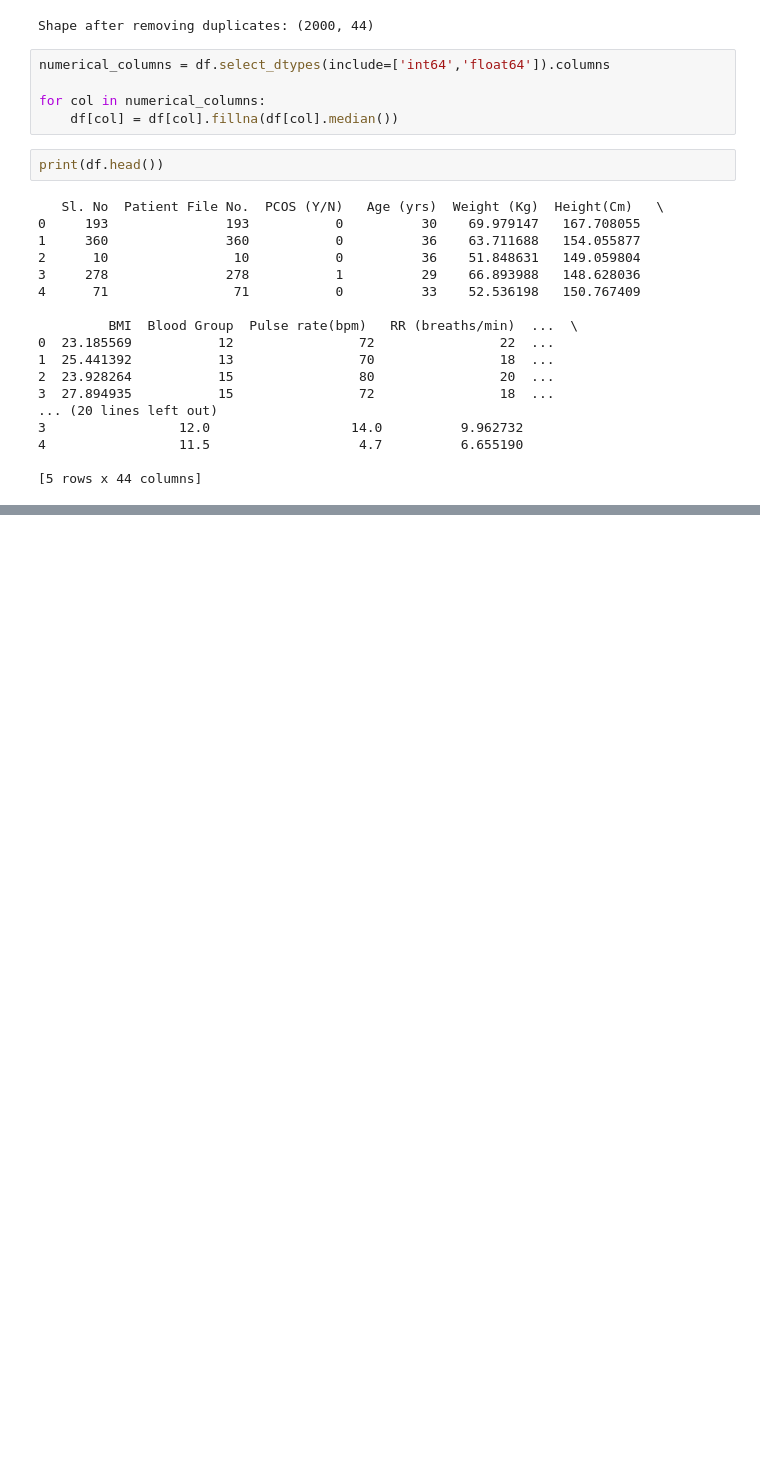
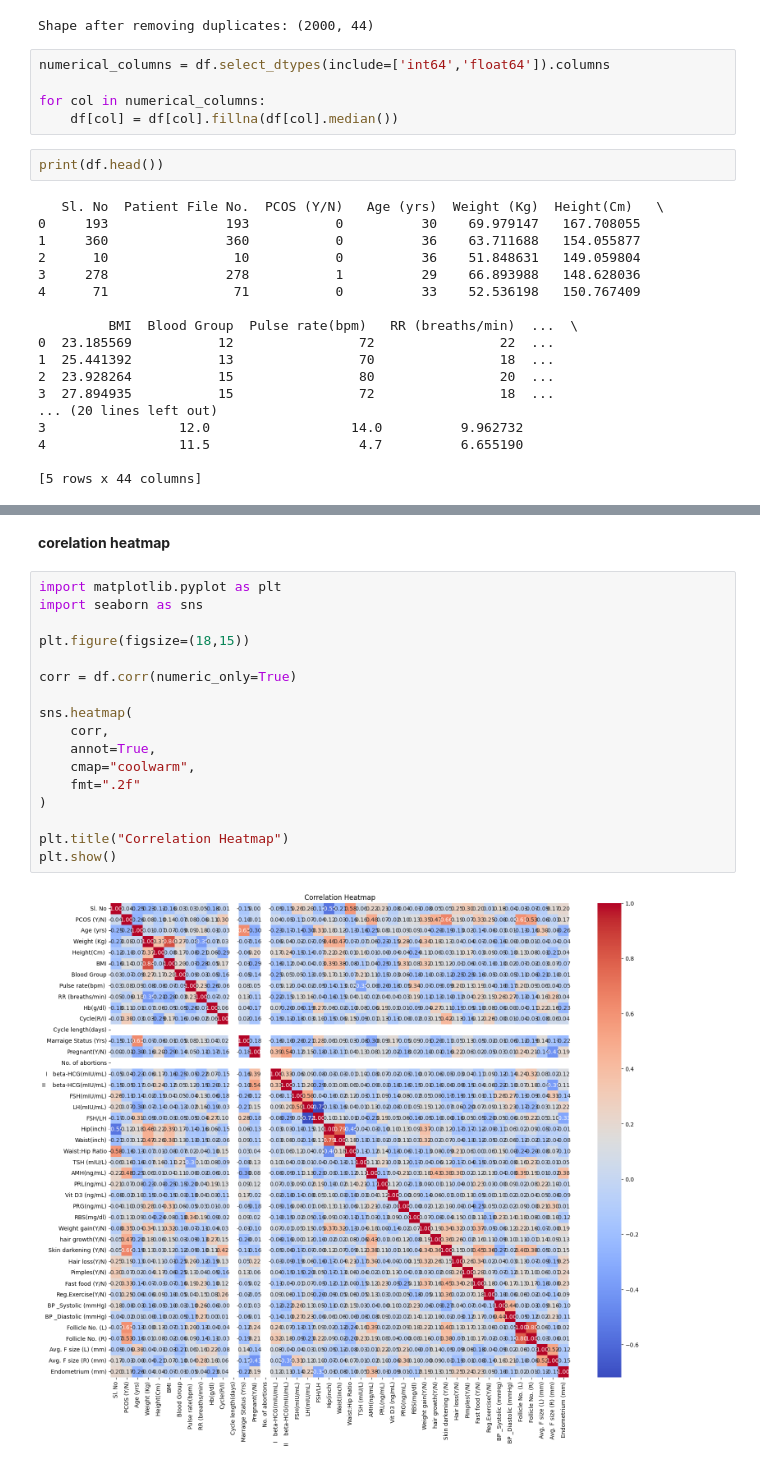
Before and after one commit to VISHWAJA-028/PCOS_Predictor, a Jupyter notebook: PCOS_Predictor.ipynb, the cells around one changed output, grey strips where cells are left out. Drawn from its saved outputs; the diff is of its cells as text; blank space fills up the shorter version.

```diff
--- a/PCOS_Predictor.ipynb
+++ b/PCOS_Predictor.ipynb
@@ -148,0 +344,21 @@ print(df.head())
+# %% [markdown]
+**corelation heatmap**
+# %%
+import matplotlib.pyplot as plt
+import seaborn as sns
+
+plt.figure(figsize=(18,15))
+
+corr = df.corr(numeric_only=True)
+
+sns.heatmap(
+    corr,
+    annot=True,
+    cmap="coolwarm",
+    fmt=".2f"
+)
+
+plt.title("Correlation Heatmap")
+plt.show()
+# %% [output]
+[figure, added]
```
Also changed, not shown: parts of 22 cells of this notebook.
